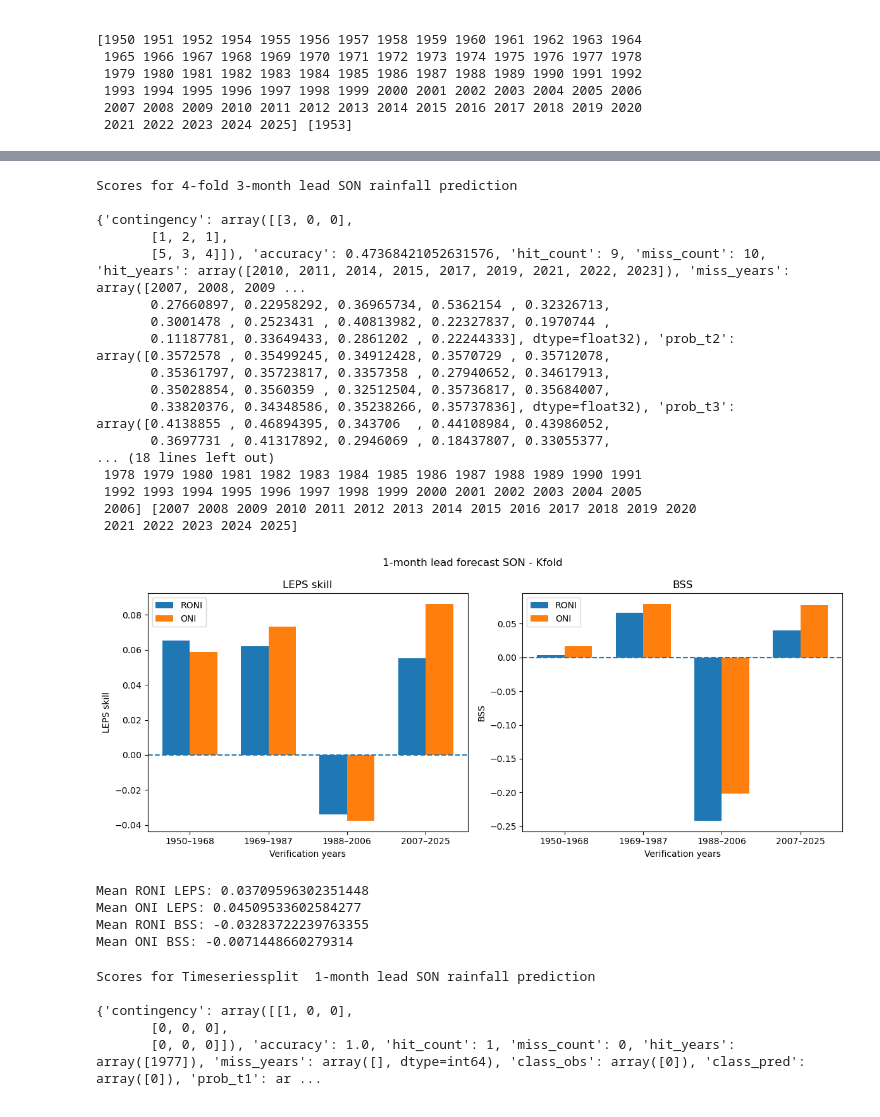
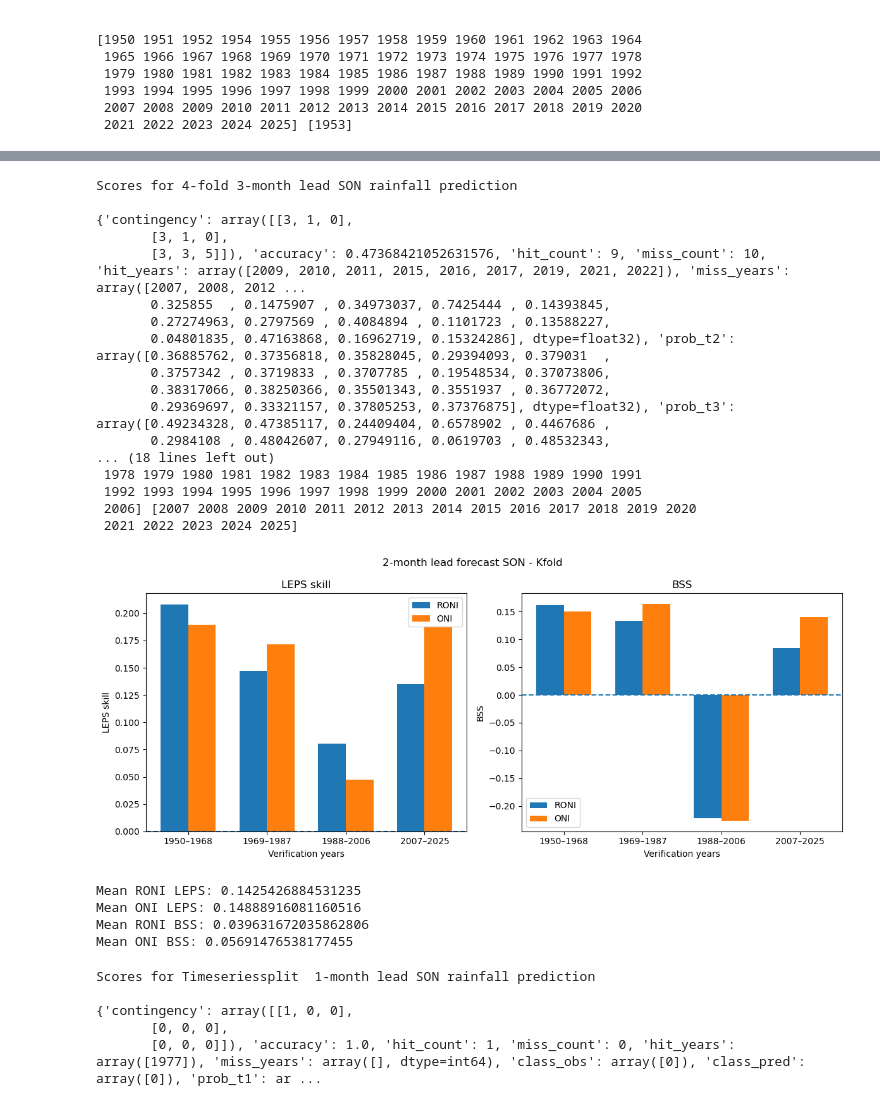
Before and after one commit to Rush74/statistical_enso, a Jupyter notebook: test3_LDA.ipynb, the cells around one changed output, grey strips where cells are left out. Saved outputs shown, nothing was run; the diff lists cells and outputs as text; code cells hidden in the pictures.

```diff
--- a/test3_LDA.ipynb
+++ b/test3_LDA.ipynb
@@ -390,8 +407,8 @@ plt.show()
 
 # 2-1. SKILL: standard LOOCV
 Y = mp_son.copy()
-X1 = roni_jja.copy() # 1-month lead
-X2 = oni_jja.copy()
+X1 = roni_jja[:-1].copy() # 1-month lead
+X2 = oni_jja[:-1].copy()
 years = np.arange(1950,2026)
 cv = LeaveOneOut()
 scores = combo_method_SKL_validation(X1,X2,Y,years,cv)
@@ -520,15 +537,15 @@ Mean ONI BSS: 0.14941988221196348
 
 # 2-1. SKILL: standard LOOCV
 Y = mp_son.copy()
-X1 = roni_amj[:-1].copy() # 3-month lead
-X2 = oni_amj[:-1].copy()
+X1 = roni_mjj[:-1].copy() # 3-month lead
+X2 = oni_mjj[:-1].copy()
 years = np.arange(1950,2026)
 cv = LeaveOneOut()
 scores = combo_method_SKL_validation(X1,X2,Y,years,cv)
 
 # results for i iteration
 i = 1
-print('Scores for LOOCV 3-month lead SON rainfall prediction')
+print('Scores for LOOCV 2-month lead SON rainfall prediction')
 print()
 print(scores[i]['roni'])
 print()
@@ -652,8 +669,8 @@ Mean ONI BSS: 0.036191034582886895
 
 # 2-2. SKILL: standard k-fold
 Y = mp_son.copy()
-X1 = roni_jja.copy() # 1-month lead
-X2 = oni_jja.copy()
+X1 = roni_jja[:-1].copy() # 1-month lead
+X2 = oni_jja[:-1].copy()
 years = np.arange(1950,2026)
 cv = KFold(n_splits = 4)
 scores = combo_method_SKL_validation(X1,X2,Y,years,cv)
@@ -774,8 +791,8 @@ Mean ONI BSS: 0.13018196206090055
 
 # 2-2. SKILL: standard k-fold
 Y = mp_son.copy()
-X1 = roni_amj[:-1].copy() # 3-month lead
-X2 = oni_amj[:-1].copy()
+X1 = roni_mjj[:-1].copy() # 3-month lead
+X2 = oni_mjj[:-1].copy()
 years = np.arange(1950,2026)
 cv = KFold(n_splits = 4)
 scores = combo_method_SKL_validation(X1,X2,Y,years,cv)
@@ -792,16 +809,16 @@ print(scores[i]['years_training'], scores[i]['years_verification'])
 # %% [output]
 Scores for 4-fold 3-month lead SON rainfall prediction
 
-{'contingency': array([[3, 0, 0],
-       [1, 2, 1],
-       [5, 3, 4]]), 'accuracy': 0.47368421052631576, 'hit_count': 9, 'miss_count': 10, 'hit_years': array([2010, 2011, 2014, 2015, 2017, 2019, 2021, 2022, 2023]), 'miss_years': array([2007, 2008, 2009 ...
-       0.27660897, 0.22958292, 0.36965734, 0.5362154 , 0.32326713,
-       0.3001478 , 0.2523431 , 0.40813982, 0.22327837, 0.1970744 ,
-       0.11187781, 0.33649433, 0.2861202 , 0.22244333], dtype=float32), 'prob_t2': array([0.3572578 , 0.35499245, 0.34912428, 0.3570729 , 0.35712078,
-       0.35361797, 0.35723817, 0.3357358 , 0.27940652, 0.34617913,
-       0.35028854, 0.3560359 , 0.32512504, 0.35736817, 0.35684007,
-       0.33820376, 0.34348586, 0.35238266, 0.35737836], dtype=float32), 'prob_t3': array([0.4138855 , 0.46894395, 0.343706  , 0.44108984, 0.43986052,
-       0.3697731 , 0.41317892, 0.2946069 , 0.18437807, 0.33055377,
+{'contingency': array([[3, 1, 0],
+       [3, 1, 0],
+       [3, 3, 5]]), 'accuracy': 0.47368421052631576, 'hit_count': 9, 'miss_count': 10, 'hit_years': array([2009, 2010, 2011, 2015, 2016, 2017, 2019, 2021, 2022]), 'miss_years': array([2007, 2008, 2012 ...
+       0.325855  , 0.1475907 , 0.34973037, 0.7425444 , 0.14393845,
+       0.27274963, 0.2797569 , 0.4084894 , 0.1101723 , 0.13588227,
+       0.04801835, 0.47163868, 0.16962719, 0.15324286], dtype=float32), 'prob_t2': array([0.36885762, 0.37356818, 0.35828045, 0.29394093, 0.379031  ,
+       0.3757342 , 0.3719833 , 0.3707785 , 0.19548534, 0.37073806,
+       0.38317066, 0.38250366, 0.35501343, 0.3551937 , 0.36772072,
+       0.29369697, 0.33321157, 0.37805253, 0.37376875], dtype=float32), 'prob_t3': array([0.49234328, 0.47385117, 0.24409404, 0.6578902 , 0.4467686 ,
+       0.2984108 , 0.48042607, 0.27949116, 0.0619703 , 0.48532343,
 ... (18 lines left out)
  1978 1979 1980 1981 1982 1983 1984 1985 1986 1987 1988 1989 1990 1991
  1992 1993 1994 1995 1996 1997 1998 1999 2000 2001 2002 2003 2004 2005
@@ -844,39 +861,39 @@ axes[0].axhline(0, linestyle='--')
 axes[0].set_xticks(x)
 axes[0].set_xticklabels(fold_labels)
 axes[0].set_xlabel('Verification years')
 axes[0].set_ylabel('LEPS skill')
 axes[0].set_title('LEPS skill')
 axes[0].legend()
 
 
 # BSS
 axes[1].bar(x - width/2, bss_roni, width, label='RONI')
 axes[1].bar(x + width/2, bss_oni, width, label='ONI')
 
 axes[1].axhline(0, linestyle='--')
 axes[1].set_xticks(x)
 axes[1].set_xticklabels(fold_labels)
 axes[1].set_xlabel('Verification years')
 axes[1].set_ylabel('BSS')
 axes[1].set_title('BSS')
 axes[1].legend()
 
-fig.suptitle('1-month lead forecast SON - Kfold')
+fig.suptitle('2-month lead forecast SON - Kfold')
 
 plt.tight_layout()
 plt.show()
 
 print('Mean RONI LEPS:', np.mean(leps_roni))
 print('Mean ONI LEPS:', np.mean(leps_oni))
 
 print('Mean RONI BSS:', np.mean(bss_roni))
 print('Mean ONI BSS:', np.mean(bss_oni))
 # %% [output]
-[figure, old version]
+[figure, new version]
-Mean RONI LEPS: 0.03709596302351448
-Mean ONI LEPS: 0.04509533602584277
-Mean RONI BSS: -0.03283722239763355
-Mean ONI BSS: -0.0071448660279314
+Mean RONI LEPS: 0.1425426884531235
+Mean ONI LEPS: 0.14888916081160516
+Mean RONI BSS: 0.039631672035862806
+Mean ONI BSS: 0.05691476538177455
 # %%
 ### Now validate with ###
 
```
Also changed, not shown: parts of 26 cells of this notebook, 2 other files.
